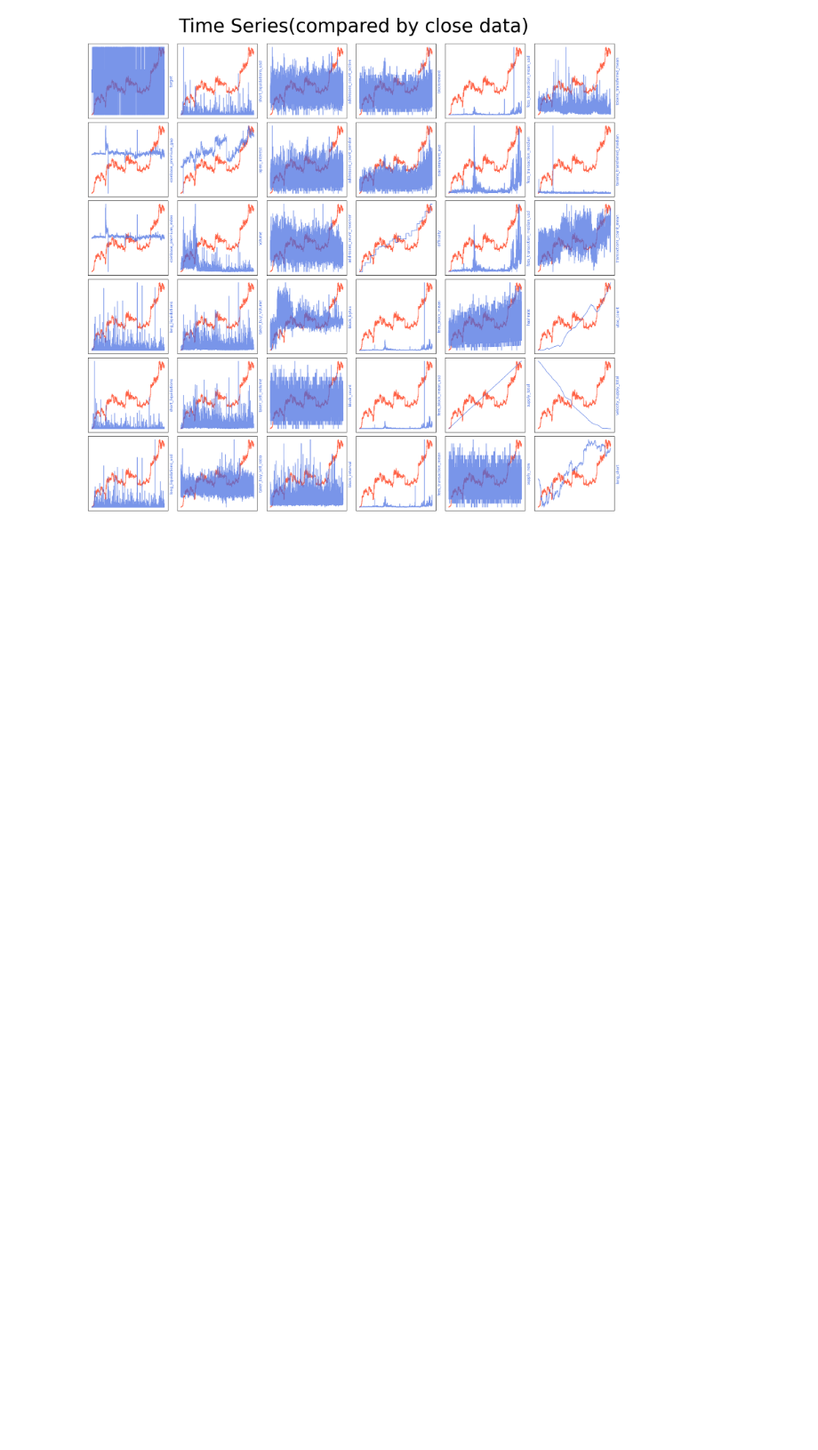
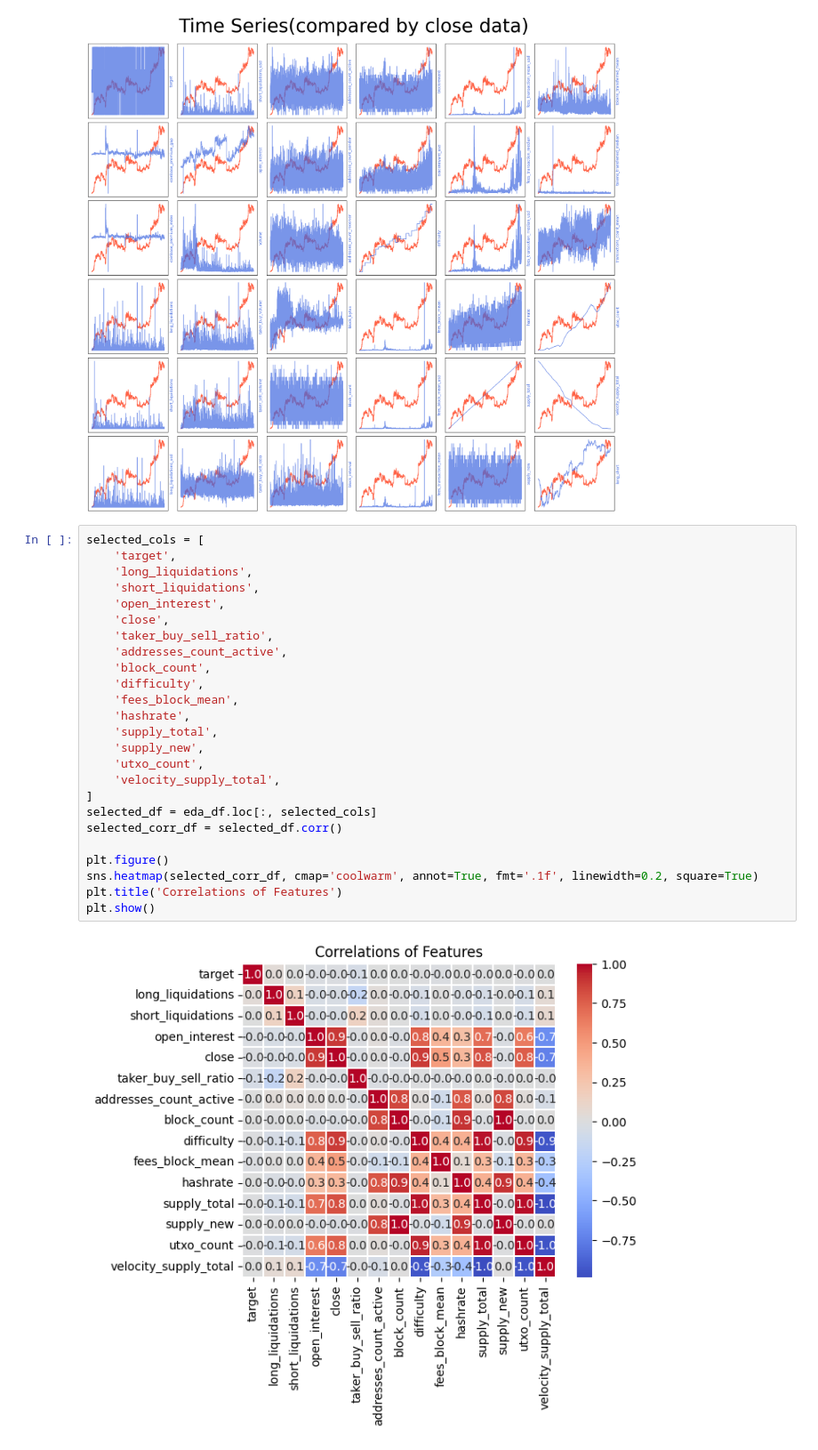
Before and after one commit to boostcampaitech7/level1-classificationinmachinelearning-recsys-03, a Jupyter notebook: code/zerovirus_EDA.ipynb, the cells around one changed output. Shown at 89% size. Cells and saved outputs as stored; diff of their text form; blank space fills up the shorter version.

```diff
--- a/code/zerovirus_EDA.ipynb
+++ b/code/zerovirus_EDA.ipynb
@@ -257,3 +262,30 @@ plt.tight_layout(rect=[0, 0.03, 1, 0.95])
 plt.show()
 # %% [output]
 [figure]
+# %%
+selected_cols = [
+    'target',
+    'long_liquidations',
+    'short_liquidations',
+    'open_interest',
+    'close',
+    'taker_buy_sell_ratio',
+    'addresses_count_active',
+    'block_count',
+    'difficulty',
+    'fees_block_mean',
+    'hashrate',
+    'supply_total',
+    'supply_new',
+    'utxo_count',
+    'velocity_supply_total',
+]
+selected_df = eda_df.loc[:, selected_cols]
+selected_corr_df = selected_df.corr()
+
+plt.figure()
+sns.heatmap(selected_corr_df, cmap='coolwarm', annot=True, fmt='.1f', linewidth=0.2, square=True)
+plt.title('Correlations of Features')
+plt.show()
+# %% [output]
+[figure, added]
```
Also changed, not shown: parts of 6 cells of this notebook.
